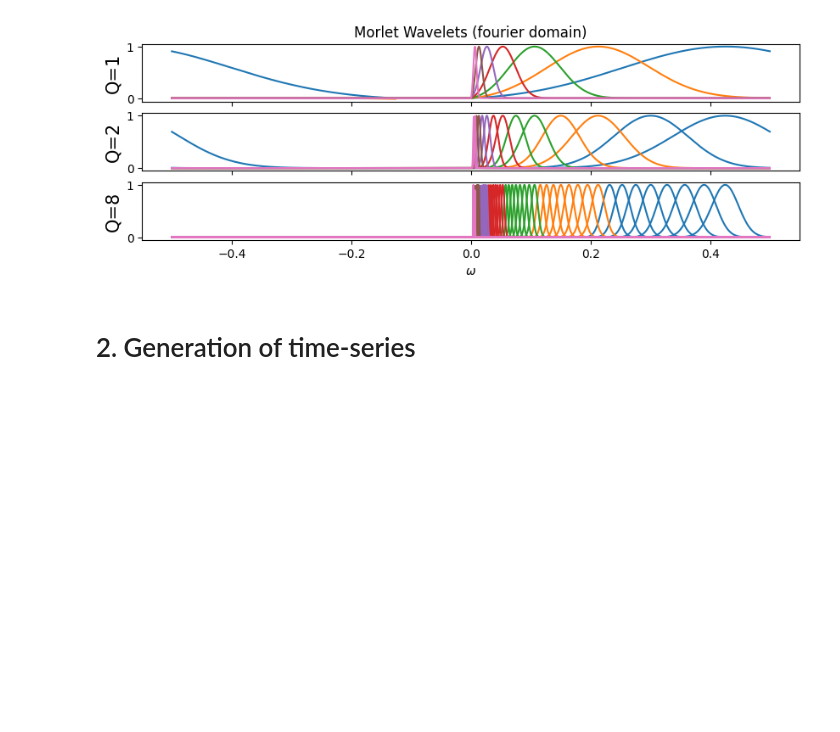
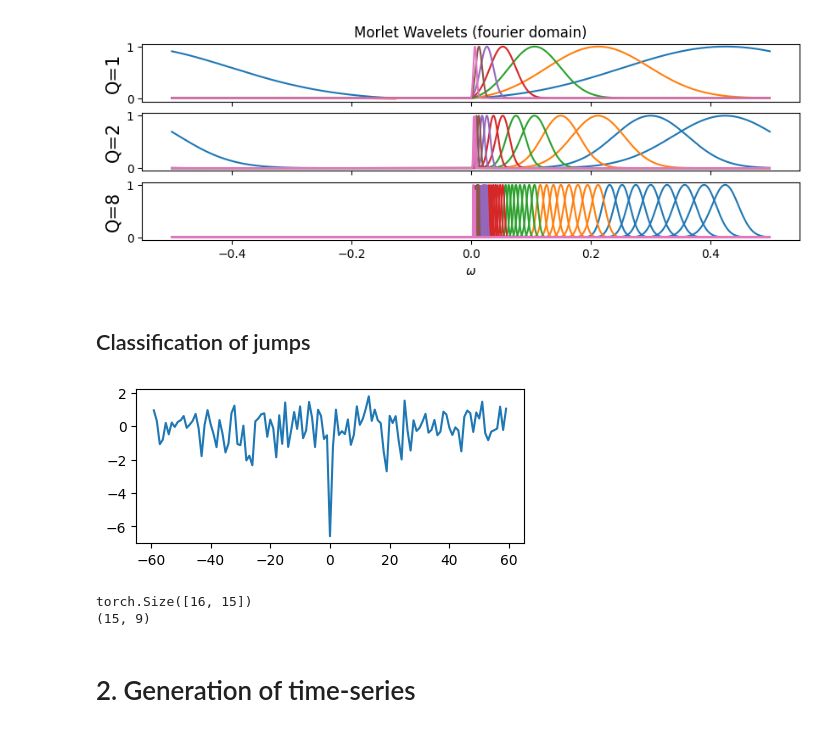
Before and after one commit to RudyMorel/scattering_spectra, a Jupyter notebook: tutorial.ipynb, the cells around one changed output. Drawn from its saved outputs; the diff is of its cells as text; code cells hidden in the pictures; blank space fills up the shorter version.

Commit message:
- added "Classification of jumps" in the tutorial.ipynb

```diff
--- a/tutorial.ipynb
+++ b/tutorial.ipynb
@@ -536,3 +536,5 @@ for i in range(len(Qs)):
 # %% [output]
 [figure]
 [figure]
+# %% [markdown]
+## Classification of jumps
@@ -538,0 +584,31 @@ for i in range(len(Qs)):
+# %%
+# benchmark data
+x = np.random.randn(16, 119)
+x[:, ts==0] *= 10
+
+# plot
+plt.figure(figsize=(5,2))
+plt.plot(ts, x[0,...]);
+# %% [output]
+[figure, added]
+# %%
+from scatspectra import format_to_real
+
+# compute scattering coefficients 'scat'
+signs = np.sign(x[:,ts==0])
+scat = analyze(signs*x, model_type=None, J=6, normalize="each_ps", skew_redundance=False)
+scat = format_description(scat)
+t0 = np.where(ts==0)[0][0]
+scat.y = scat.y[:, :, t0:t0+1]
+scat.y.shape
+
+# extract second order coefficients Imag(W|Wx|): time-asymmetry of the volatility profile
+scat_im = format_to_real(scat.query(is_low=False))
+scat_im = scat_im.query(is_real=False, r=2)
+scat_im.y = scat_im.y[...,0]
+
+print(scat_im.y.shape)  # the scattering features for each jump
+print(scat_im.df.shape)  # the description of the different features
+# %% [output]
+torch.Size([16, 15])
+(15, 9)
```
Also changed, not shown: parts of 2 cells of this notebook.
